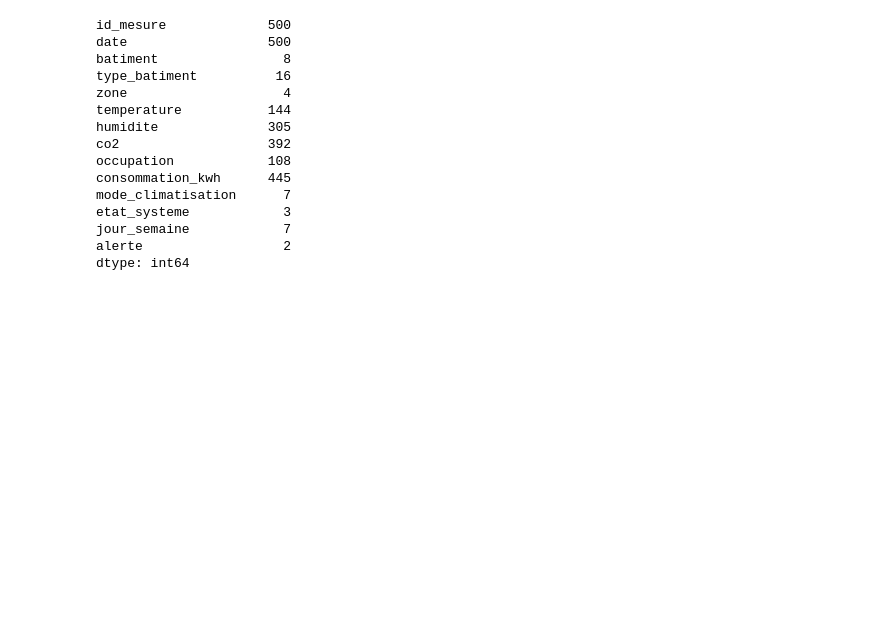
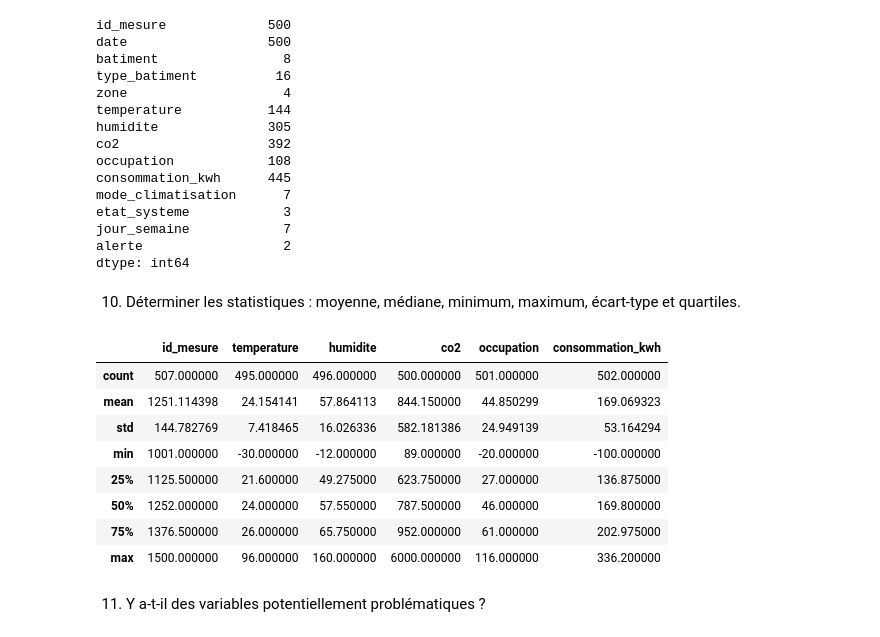
Before and after one commit to khadidiatoungom4-ai/Atelier_Pr-paration_de_donn-es_tabulaires-, a Jupyter notebook: notebooks/atelier_prepa_donnees_tab.ipynb, the cells around one changed output. Cells and saved outputs as stored; diff of their text form; code cells hidden in the pictures; blank space fills up the shorter version.

Commit message:
Partie 1 – Exploration des données: statistiques et determination des variables problematiques

```diff
--- a/notebooks/atelier_prepa_donnees_tab.ipynb
+++ b/notebooks/atelier_prepa_donnees_tab.ipynb
@@ -121,3 +121,19 @@ etat_systeme            3
 jour_semaine            7
 alerte                  2
 dtype: int64
+# %% [markdown]
+10) Déterminer les statistiques : moyenne, médiane, minimum, maximum, écart-type et quartiles.
+# %%
+df.describe()
+# %% [output]
+|  | id_mesure | temperature | humidite | co2 | occupation | consommation_kwh |
+| count | 507.000000 | 495.000000 | 496.000000 | 500.000000 | 501.000000 | 502.000000 |
+| mean | 1251.114398 | 24.154141 | 57.864113 | 844.150000 | 44.850299 | 169.069323 |
+| std | 144.782769 | 7.418465 | 16.026336 | 582.181386 | 24.949139 | 53.164294 |
+| min | 1001.000000 | -30.000000 | -12.000000 | 89.000000 | -20.000000 | -100.000000 |
+| 25% | 1125.500000 | 21.600000 | 49.275000 | 623.750000 | 27.000000 | 136.875000 |
+| 50% | 1252.000000 | 24.000000 | 57.550000 | 787.500000 | 46.000000 | 169.800000 |
+| 75% | 1376.500000 | 26.000000 | 65.750000 | 952.000000 | 61.000000 | 202.975000 |
+| max | 1500.000000 | 96.000000 | 160.000000 | 6000.000000 | 116.000000 | 336.200000 |
+# %% [markdown]
+11) Y a-t-il des variables potentiellement problématiques ?
```
Also changed, not shown: parts of 7 cells of this notebook.
